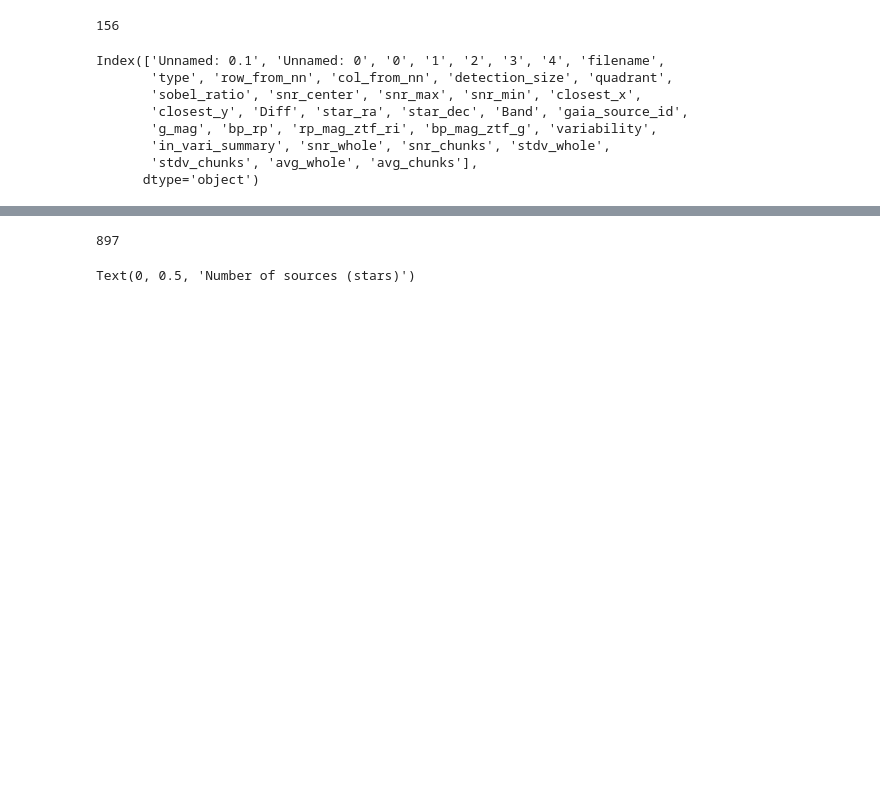
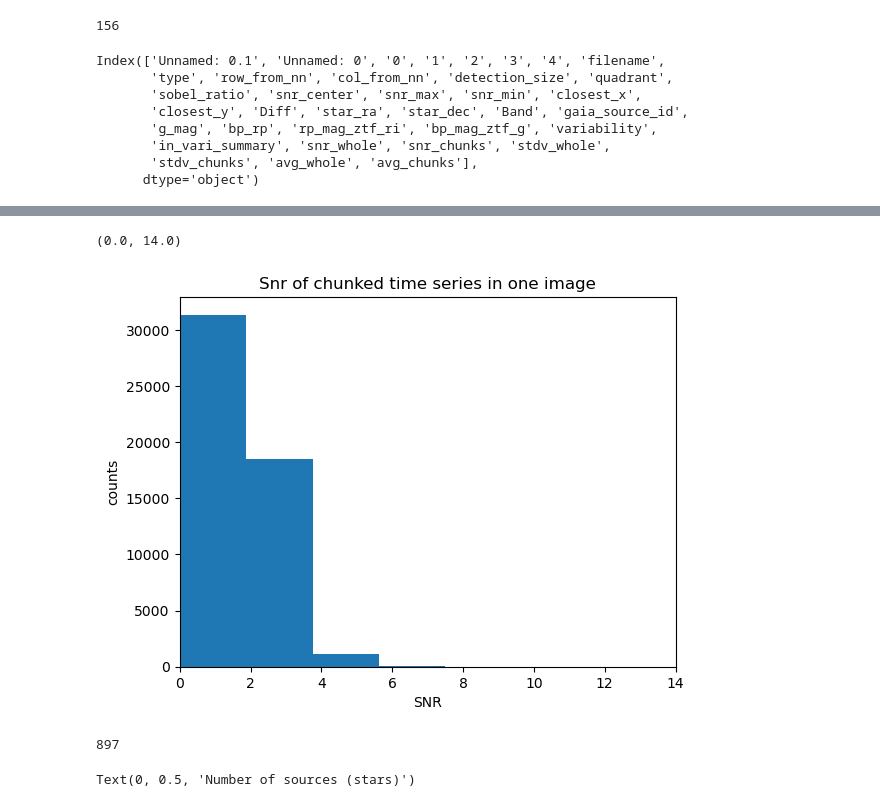
Before and after one commit to SHDaniels/Continuous-Readout-Image-Transient-Detection-with-CNNs, a Jupyter notebook: adding_snrs.ipynb, the cells around one changed output, grey strips where cells are left out. Cells and saved outputs as stored; diff of their text form; code cells hidden in the pictures; blank space fills up the shorter version.

```diff
--- a/adding_snrs.ipynb
+++ b/adding_snrs.ipynb
@@ -75,8 +78,12 @@ plt.xlabel('SNR')
 # %%
-plt.hist(df_plus_snr['snr_chunks'])
+plt.hist(np.abs(df_plus_snr['snr_chunks']),bins=40)
 plt.title("Snr of chunked time series in one image")
 plt.ylabel('counts')
 plt.xlabel('SNR')
+plt.xlim(0,14)
+# %% [output]
+(0.0, 14.0)
+[figure, added]
 # %%
 #also want to make number of candidates per star
 #one with snr limit and one not, probably
```
Also changed, not shown: parts of 39 cells of this notebook.
